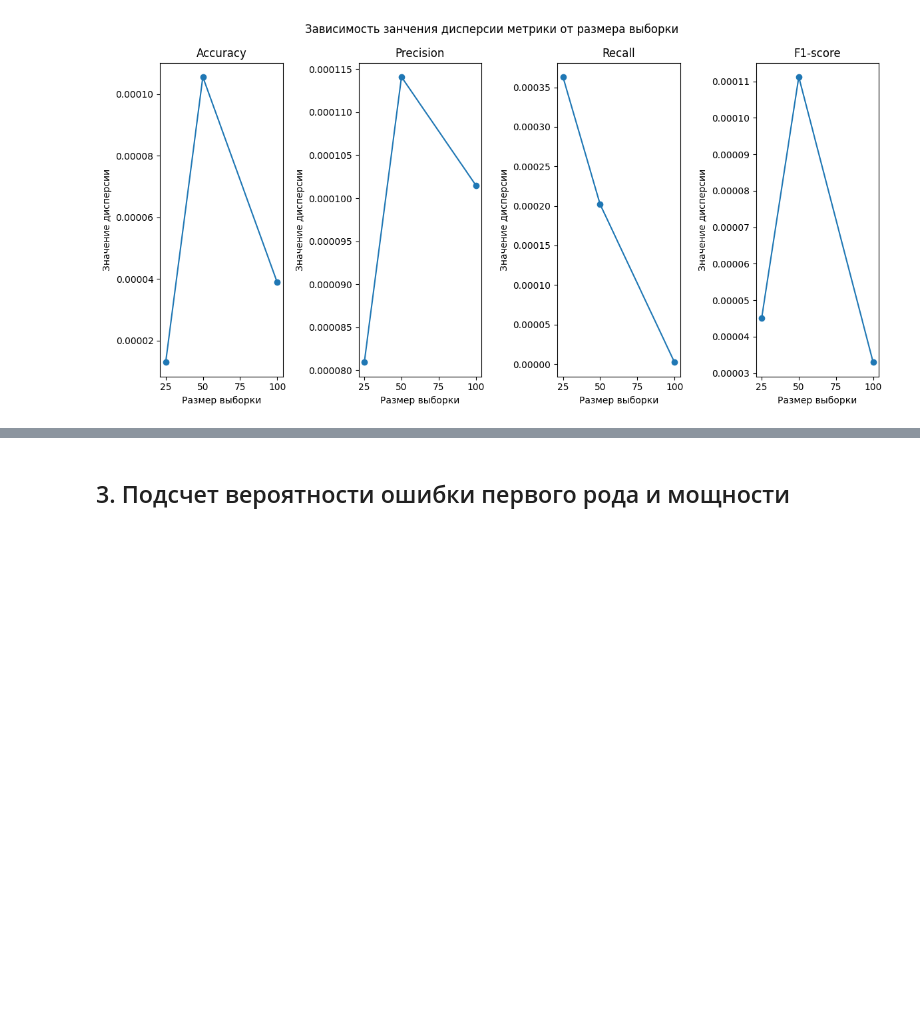
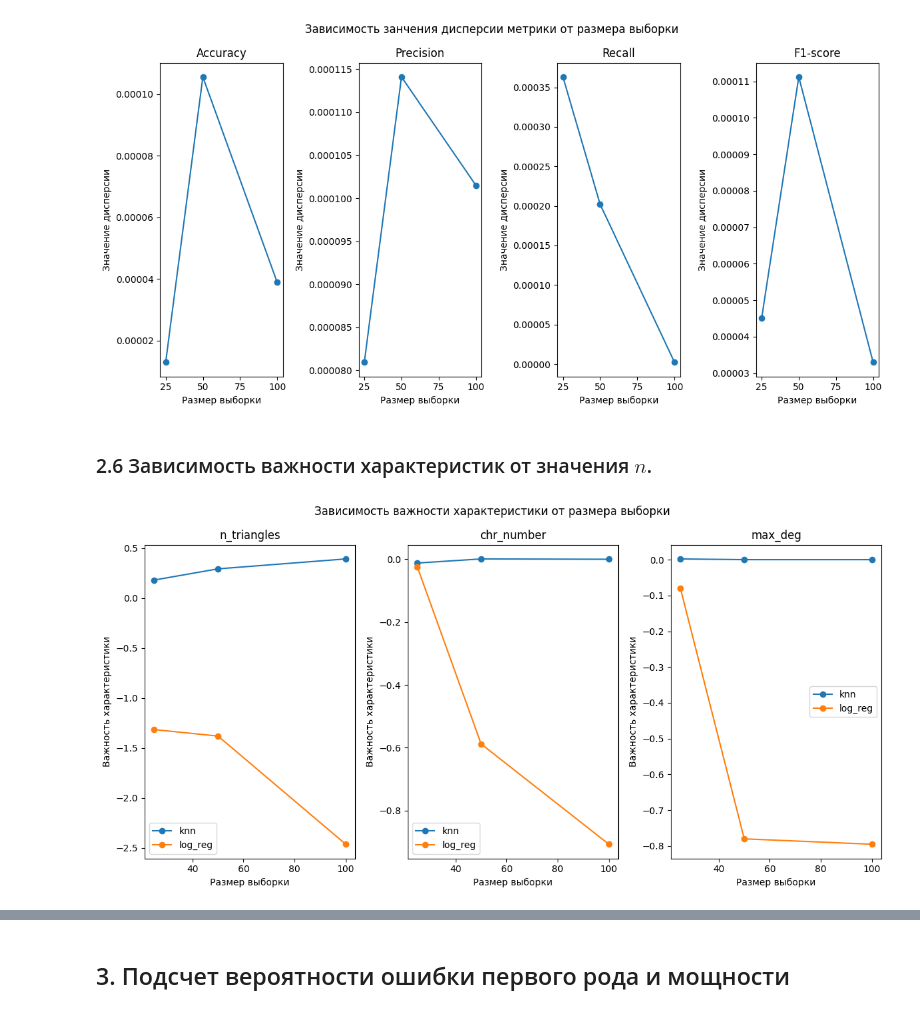
Before and after one commit to misshimichka/dm-random-graphs, a Jupyter notebook: experiments/experiment_part_2_.ipynb, the cells around one changed output, grey strips where cells are left out. Drawn from its saved outputs; the diff is of its cells as text; code cells hidden in the pictures; blank space fills up the shorter version.

Commit message:
Added more visualization

```diff
--- a/experiments/experiment_part_2_.ipynb
+++ b/experiments/experiment_part_2_.ipynb
@@ -850,0 +908,5 @@ F1 is: 0.826
+# %%
+features = X_test.columns
+for i, imp in enumerate(cbc_model.get_feature_importance()):
+    cbc_imps[i] = np.append(cbc_imps[i], round(imp, 3))
+    print(f"Feature {features[i]}: {imp:.3f}")
@@ -911,0 +978,8 @@ F1 is: 0.915
+# %%
+features = X_test.columns
+result = permutation_importance(knn_cv.best_estimator_, X_test, y_test, n_repeats=10, random_state=42)
+importance = result.importances_mean
+
+for i, imp in enumerate(importance):
+    knn_imps[i] = np.append(knn_imps[i], round(imp, 3))
+    print(f"Feature {features[i]}: {imp:.3f}")
@@ -942,0 +1021,5 @@ F1 is: 0.906
+# %%
+features = X_test.columns
+for i, imp in enumerate(pipe["model"].best_estimator_.coef_.reshape(3, 1)):
+    lr_imps[i] = np.append(lr_imps[i], round(imp[0], 3))
+    print(f"Feature {features[i]}: {imp[0]:.3f}")
@@ -982,0 +1070,5 @@ F1 is: 0.902
+# %%
+features = X_test.columns
+for i, imp in enumerate(cbc_model.get_feature_importance()):
+    cbc_imps[i] = np.append(cbc_imps[i], round(imp, 3))
+    print(f"Feature {features[i]}: {imp:.3f}")
@@ -1016,3 +1112,22 @@ plt.suptitle("Зависимость занчения дисперсии мет
 plt.tight_layout()
 # %% [output]
 [figure]
+# %% [markdown]
+### 2.6 Зависимость важности характеристик от значения $n$.
+# %%
+fig, axes = plt.subplots(ncols=3, figsize = (12, 6))
+titles = X_test.columns
+
+for i, title in enumerate(titles):
+    axes[i].plot(n, knn_imps[i], marker="o", label = "knn")
+    axes[i].plot(n, lr_imps[i], marker="o", label = "log_reg")
+    # axes[i].plot(n, cbc_imps[i], marker="o", label = "catboost")
+    axes[i].legend()
+    axes[i].set_title(f"{title}")
+    axes[i].set_xlabel("Размер выборки")
+    axes[i].set_ylabel("Важность характеристики")
+
+plt.suptitle("Зависимость важности характеристики от размера выборки")
+plt.tight_layout()
+# %% [output]
+[figure, added]
```
Also changed, not shown: parts of 27 cells of this notebook, 4 other files.
